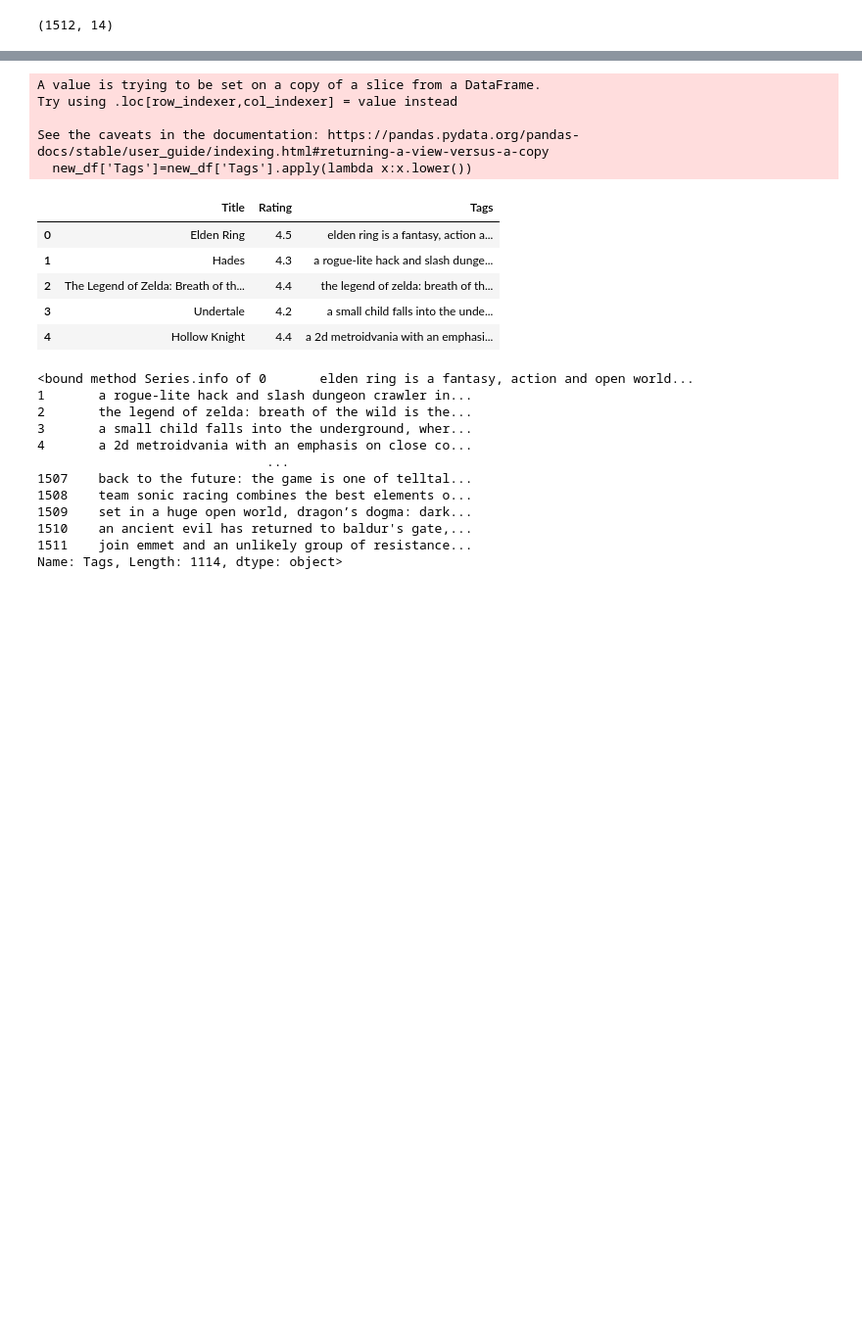
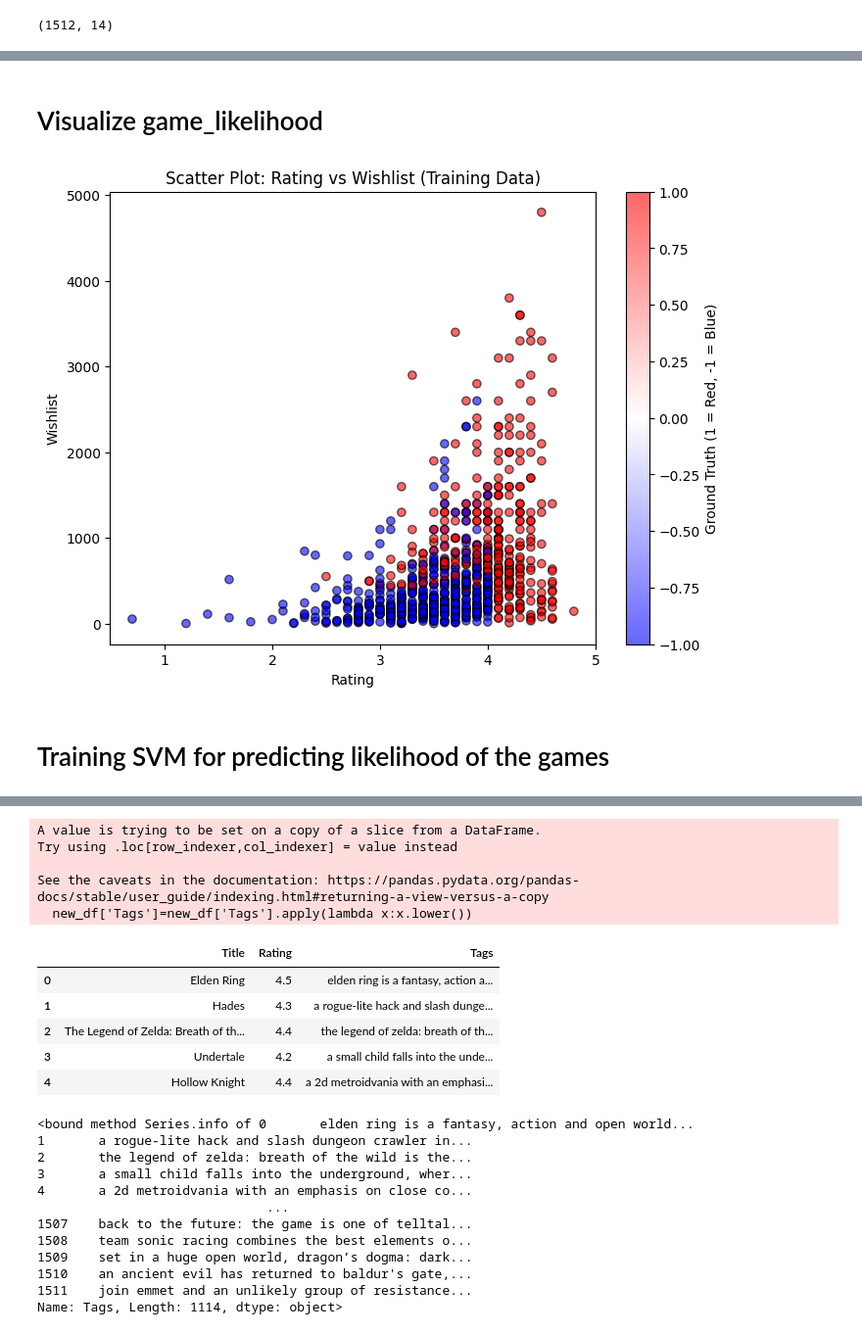
Before and after one commit to Kabbya04/Game-Recommender-System, a Jupyter notebook: game_recommender_system.ipynb, the cells around one changed output, grey strips where cells are left out. Shown at 98% size. Drawn from its saved outputs; the diff is of its cells as text; code cells hidden in the pictures; blank space fills up the shorter version.

```diff
--- a/game_recommender_system.ipynb
+++ b/game_recommender_system.ipynb
@@ -65,2 +124,4 @@ dtype: int64
 # %%
 games.dropna(inplace=True)
+# %%
+game_likelihood.dropna(inplace=True)
@@ -71,2 +140,3 @@ np.int64(0)
 # %%
 games=games.drop_duplicates()
+game_likelihood=game_likelihood.drop_duplicates()
@@ -76,0 +173,24 @@ games['Tags']=games['Summary']+games['Genres']+games['Team']
+# %%
+# Step 1: Calculate the averages for the specified columns
+columns_to_calc = ['Times Listed', 'Plays', 'Playing', 'Backlogs', 'Wishlist']
+medians = game_likelihood[columns_to_calc].median()
+
+# Print medians for reference
+print("Column Medians:")
+print(medians)
+
+# Step 3: Define a function to determine Ground Truth considering median
+def calculate_ground_truth_median(row):
+    # Condition 1: Rating must be greater than 3
+    rating_condition = row['Rating'] > 4
+
+    # Condition 2: All specified columns must exceed their averages
+    above_median_condition = all(row[col] > medians[col] for col in columns_to_calc)
+
+    # Return 1 if both conditions are met, -1 otherwise
+    return 1 if (rating_condition or above_median_condition) else -1
+
+# Step 4: Apply the function to create the temporary dataset to check which one gives better split between
+# positive and negative class
+
+game_likelihood['Ground Truth'] = game_likelihood.apply(calculate_ground_truth_median, axis=1)
@@ -76,0 +225,24 @@ games['Tags']=games['Summary']+games['Genres']+games['Team']
+# %% [markdown]
+# Visualize game_likelihood
+# %%
+import matplotlib.pyplot as plt
+from sklearn.model_selection import train_test_split
+
+# Features and target
+x = game_likelihood[['Rating', 'Times Listed', 'Plays', 'Playing', 'Backlogs', 'Wishlist']]
+y = game_likelihood['Ground Truth']
+
+# Split the data
+x_train, x_test, y_train, y_test = train_test_split(x, y, test_size=0.2, random_state=42)
+# %%
+plt.figure(figsize=(8, 6))
+plt.scatter(x_train['Rating'], x_train['Wishlist'], c=y_train, cmap='bwr', alpha=0.6, edgecolors='k')
+plt.colorbar(label='Ground Truth (1 = Red, -1 = Blue)')
+plt.xlabel('Rating')
+plt.ylabel('Wishlist')
+plt.title('Scatter Plot: Rating vs Wishlist (Training Data)')
+plt.show()
+# %% [output]
+[figure, added]
+# %% [markdown]
+# Training SVM for predicting likelihood of the games
```
Also changed, not shown: parts of 65 cells of this notebook, 2 other files.
